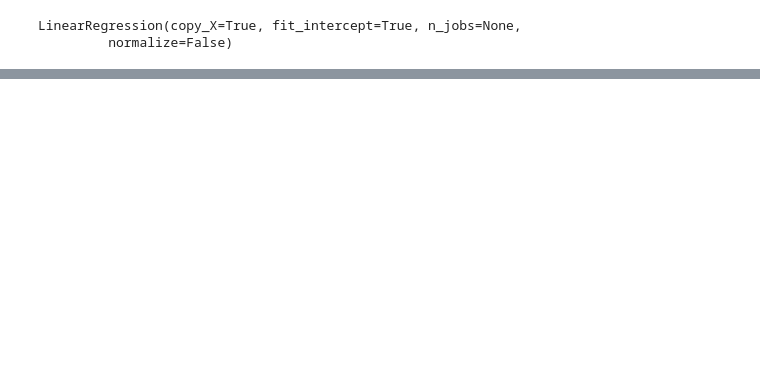
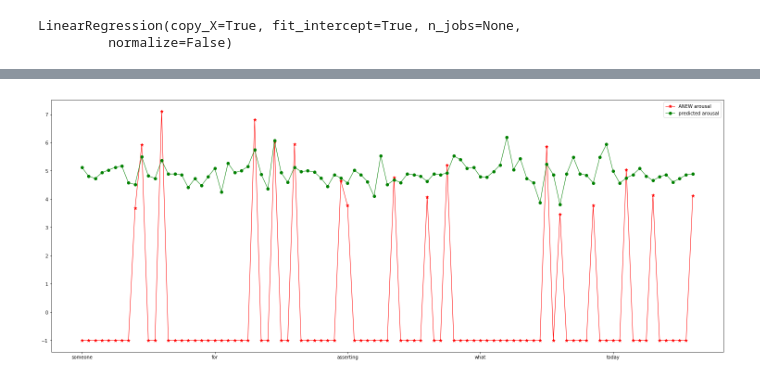
Before and after one commit to sigmaroles/nlp-cs613-2018, a Jupyter notebook: OCC/ValenceArousal_to_sentimentAnalysis.ipynb, the cells around one changed output, grey strips where cells are left out. Saved outputs shown, nothing was run; the diff lists cells and outputs as text; code cells hidden in the pictures; blank space fills up the shorter version.

```diff
--- a/OCC/ValenceArousal_to_sentimentAnalysis.ipynb
+++ b/OCC/ValenceArousal_to_sentimentAnalysis.ipynb
@@ -61,0 +86,12 @@ for tword in twords:
+# %%
+fig, ax = plt.subplots()
+
+ax.plot(ratings_anew[:,1], label='ANEW arousal', lw=1, markersize = 7, marker = '*', color='red')
+ax.plot(ratings_predicted[:,1], label='predicted arousal', lw=1, markersize = 6, marker = 'o', color='green')
+
+ax.set_xticklabels(text_words)
+
+plt.legend()
+plt.show()
+# %% [output]
+[figure, added]
```
Also changed, not shown: parts of 9 cells of this notebook.
